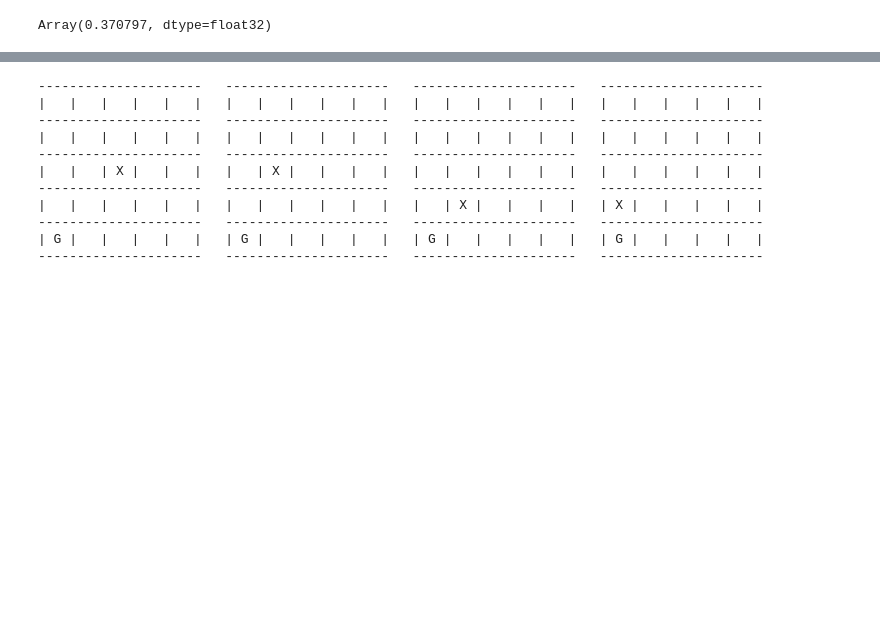
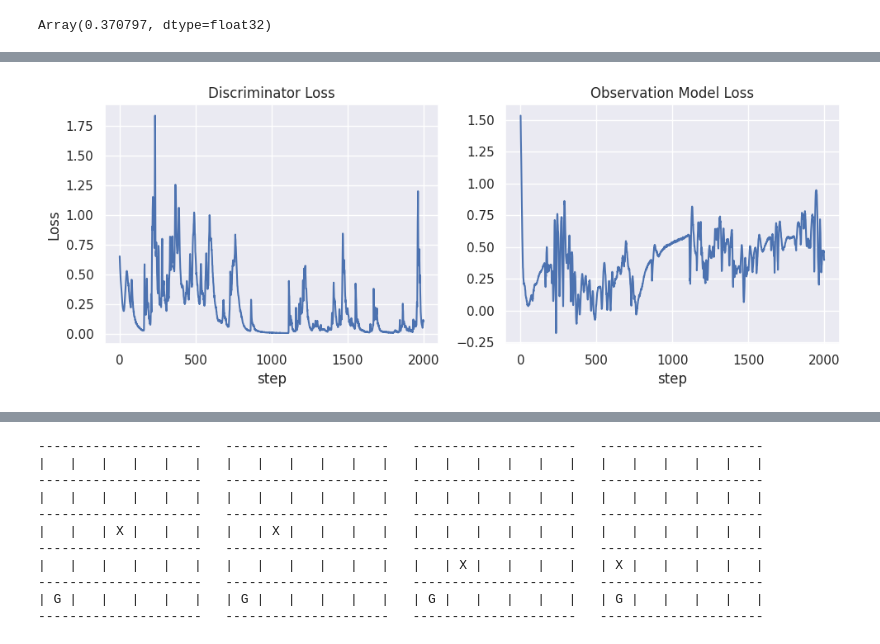
Before and after one commit to DylanCope/poclaps, a Jupyter notebook: playground.ipynb, the cells around one changed output, grey strips where cells are left out. Cells and saved outputs as stored; diff of their text form; code cells hidden in the pictures; blank space fills up the shorter version.

```diff
--- a/playground.ipynb
+++ b/playground.ipynb
@@ -398,0 +457,6 @@ Array(0.851, dtype=float32)
+# %%
+inputs_batch, _, traj_batch = sample_obs_modelling_batch(jax.random.PRNGKey(0), return_traj=True)
+obs_pred = model.apply(trainer_state.train_state.params, inputs_batch)
+pred_action_dist, _ = pretrained_policy(obs_pred)
+pred_action_dist.probs[0].round()
+(pred_action_dist.probs.argmax(axis=-1) == traj_batch.action).mean()
@@ -398,0 +617,29 @@ Array(0.851, dtype=float32)
+# %%
+aom_trainer = AdversarialObsModellingTrainer(obs_model, discriminator)
+# %%
+aom_state, train_metrics = aom_trainer.train(2000)
+# %%
+import matplotlib.pyplot as plt
+import seaborn as sns
+import pandas as pd
+
+sns.set_theme()
+
+_, (ax1, ax2) = plt.subplots(1, 2, figsize=(10, 4))
+
+df = pd.DataFrame({
+    'discriminator_loss': train_metrics['discriminator_loss'],
+    'obs_model_loss': train_metrics['obs_model_loss'],
+    'step': np.arange(train_metrics['discriminator_loss'].size)
+})
+
+sns.lineplot(df, x='step', y='discriminator_loss', ax=ax1)
+ax1.set_title('Discriminator Loss')
+ax1.set_ylabel('Loss')
+sns.lineplot(df, x='step', y='obs_model_loss', ax=ax2)
+ax2.set_title('Observation Model Loss')
+ax2.set_ylabel('')
+plt.tight_layout()
+plt.show()
+# %% [output]
+[figure, added]
```
Also changed, not shown: parts of 27 cells of this notebook.
